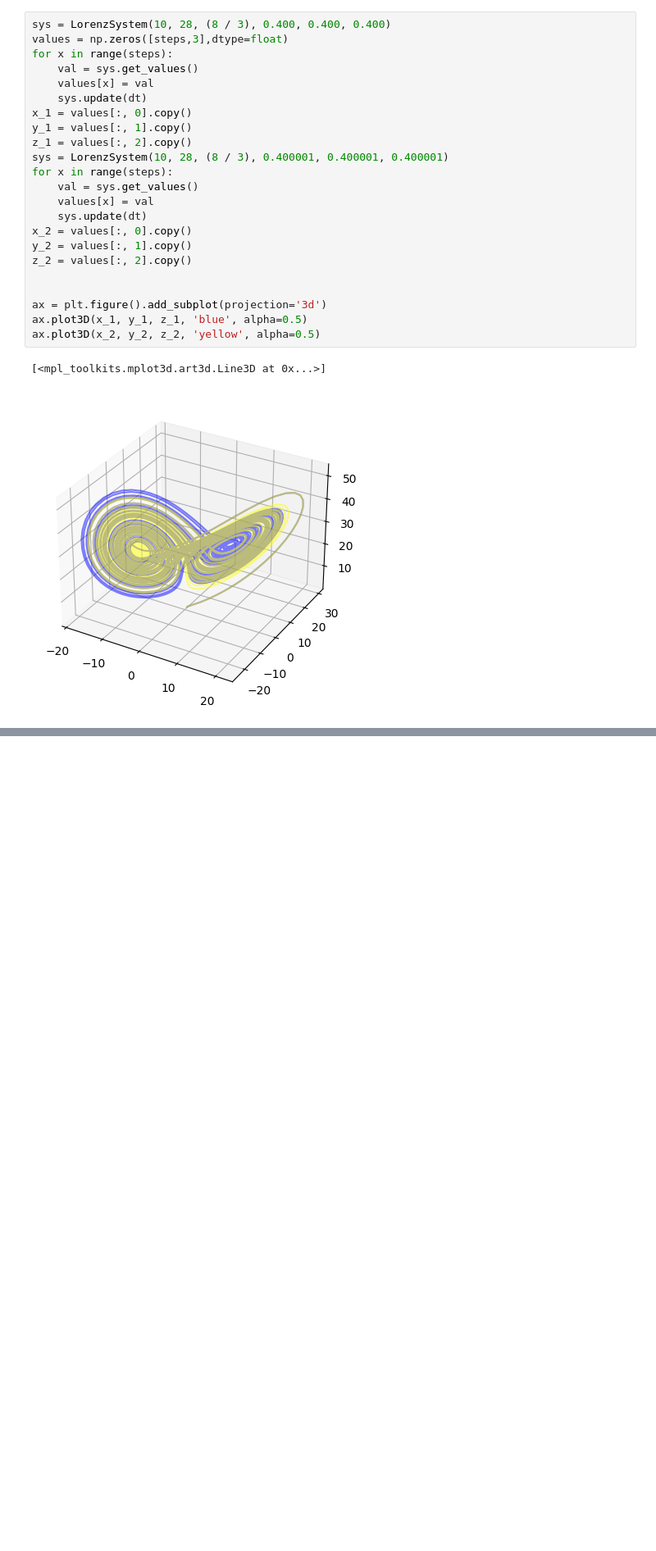
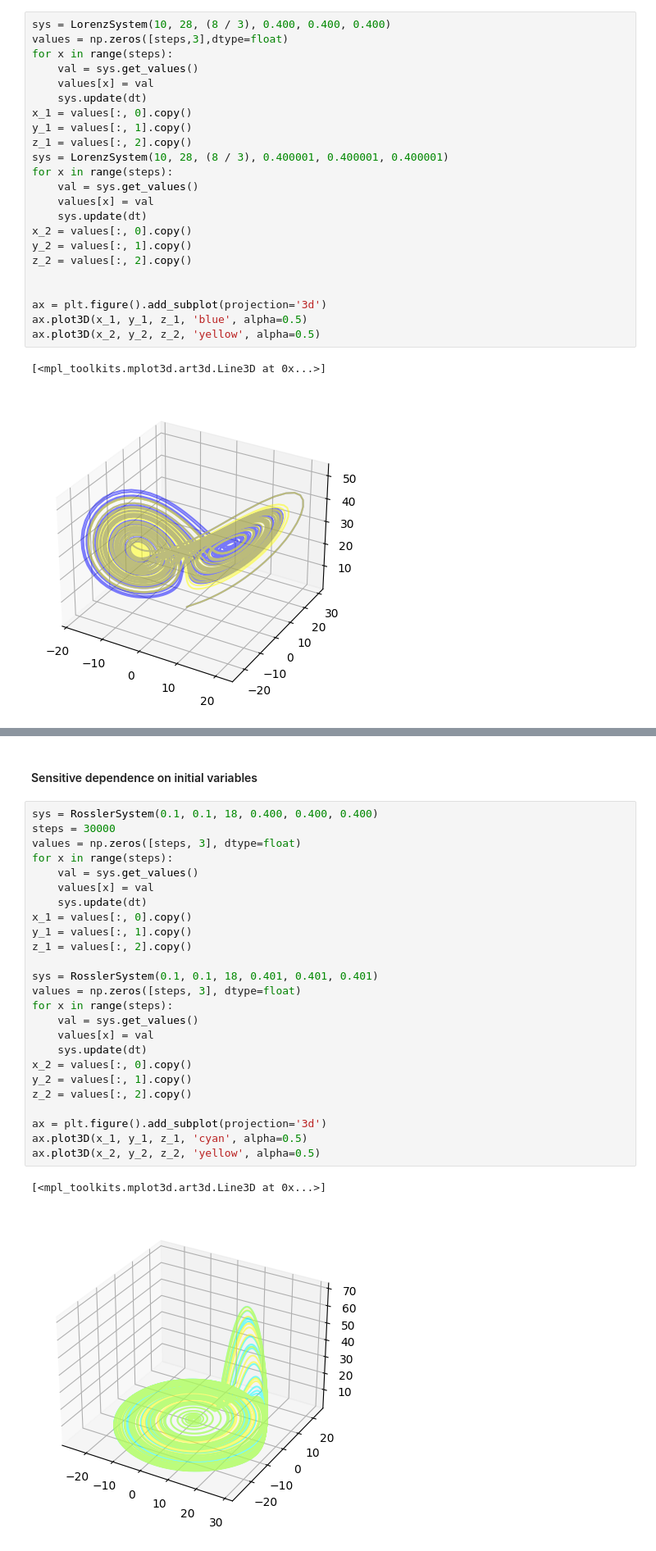
Before and after one commit to AdrianKlessa/random_notebooks, a Jupyter notebook: lorenz_system.ipynb, the cells around one changed output, grey strips where cells are left out. Shown at 82% size. Saved outputs shown, nothing was run; the diff lists cells and outputs as text; blank space fills up the shorter version.

```diff
--- a/lorenz_system.ipynb
+++ b/lorenz_system.ipynb
@@ -181,0 +257,30 @@ ax.plot3D(x_2, y_2, z_2, 'yellow', alpha=0.5)
+# %% [markdown]
+#### Sensitive dependence on initial variables
+# %%
+sys = RosslerSystem(0.1, 0.1, 18, 0.400, 0.400, 0.400)
+steps = 30000
+values = np.zeros([steps, 3], dtype=float)
+for x in range(steps):
+    val = sys.get_values()
+    values[x] = val
+    sys.update(dt)
+x_1 = values[:, 0].copy()
+y_1 = values[:, 1].copy()
+z_1 = values[:, 2].copy()
+
+sys = RosslerSystem(0.1, 0.1, 18, 0.401, 0.401, 0.401)
+values = np.zeros([steps, 3], dtype=float)
+for x in range(steps):
+    val = sys.get_values()
+    values[x] = val
+    sys.update(dt)
+x_2 = values[:, 0].copy()
+y_2 = values[:, 1].copy()
+z_2 = values[:, 2].copy()
+
+ax = plt.figure().add_subplot(projection='3d')
+ax.plot3D(x_1, y_1, z_1, 'cyan', alpha=0.5)
+ax.plot3D(x_2, y_2, z_2, 'yellow', alpha=0.5)
+# %% [output]
+[<mpl_toolkits.mplot3d.art3d.Line3D at 0x...>]
+[figure, added]
```
Also changed, not shown: parts of 13 cells of this notebook.
